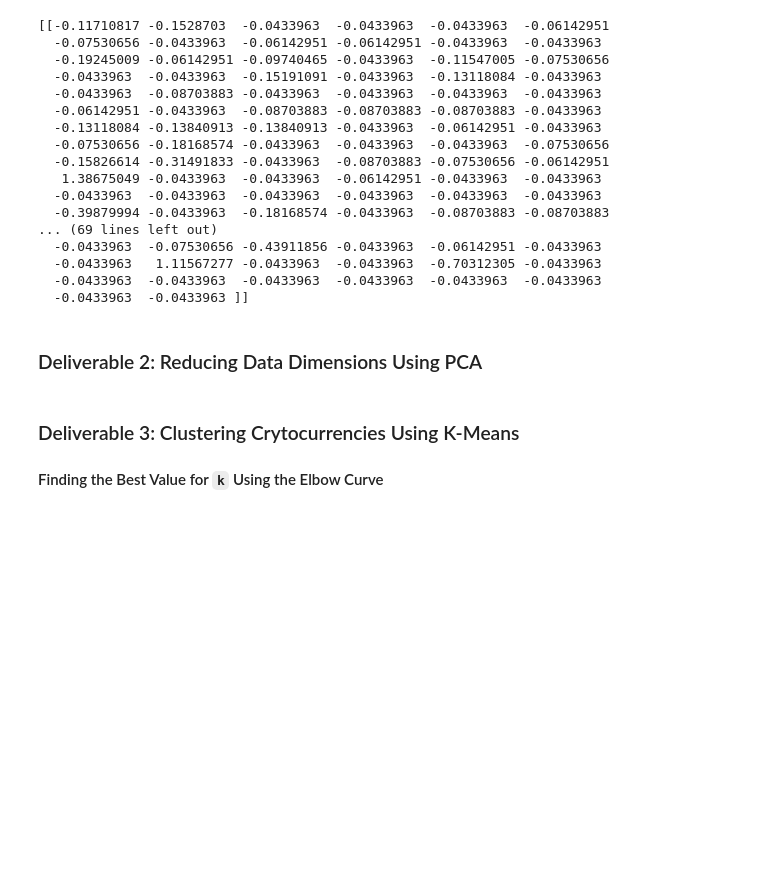
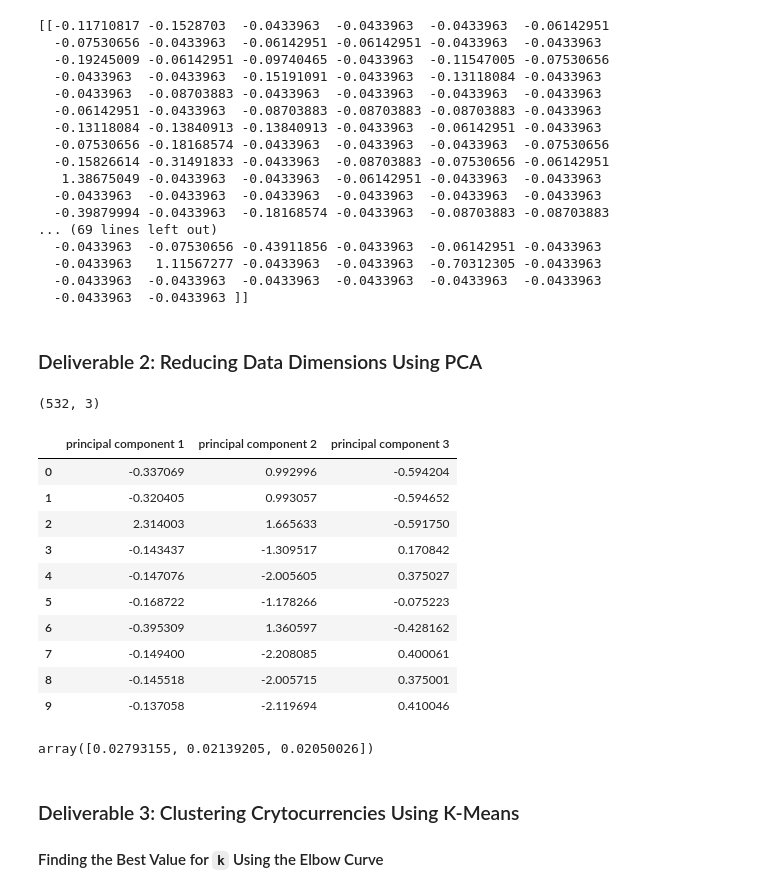
Before and after one commit to karisuchy/Cryptocurrencies, a Jupyter notebook: crypto_clustering.ipynb, the cells around one changed output. Saved outputs shown, nothing was run; the diff lists cells and outputs as text; code cells hidden in the pictures; blank space fills up the shorter version.

```diff
--- a/crypto_clustering.ipynb
+++ b/crypto_clustering.ipynb
@@ -228,4 +227,8 @@ print(crypto_scaled[0:5])
 ### Deliverable 2: Reducing Data Dimensions Using PCA
 # %%
 # Using PCA to reduce dimension to three principal components.
-# YOUR CODE HERE
+
+pca = PCA(n_components=3)
+crypto_pca = pca.fit_transform(crypto_scaled)
+
+### Need a printout here (array) ###
@@ -235,3 +235,29 @@ print(crypto_scaled[0:5])
+# %%
+# Create a DataFrame with the three principal components.
+
+crypto_pca_df = pd.DataFrame(data=crypto_pca, columns = ["principal component 1",
+                "principal component 2", "principal component 3"])
+
+print(crypto_pca_df.shape)
+crypto_pca_df.head(10)
+# %% [output]
+(532, 3)
+|  | principal component 1 | principal component 2 | principal component 3 |
+| 0 | -0.337069 | 0.992996 | -0.594204 |
+| 1 | -0.320405 | 0.993057 | -0.594652 |
+| 2 | 2.314003 | 1.665633 | -0.591750 |
+| 3 | -0.143437 | -1.309517 | 0.170842 |
+| 4 | -0.147076 | -2.005605 | 0.375027 |
+| 5 | -0.168722 | -1.178266 | -0.075223 |
+| 6 | -0.395309 | 1.360597 | -0.428162 |
+| 7 | -0.149400 | -2.208085 | 0.400061 |
+| 8 | -0.145518 | -2.005715 | 0.375001 |
+| 9 | -0.137058 | -2.119694 | 0.410046 |
+# %%
+# Get the explained variance
+pca.explained_variance_ratio_
+# %% [output]
+array([0.02793155, 0.02139205, 0.02050026])
 # %% [markdown]
 ### Deliverable 3: Clustering Crytocurrencies Using K-Means
 
```
Also changed, not shown: parts of 2 cells of this notebook.
